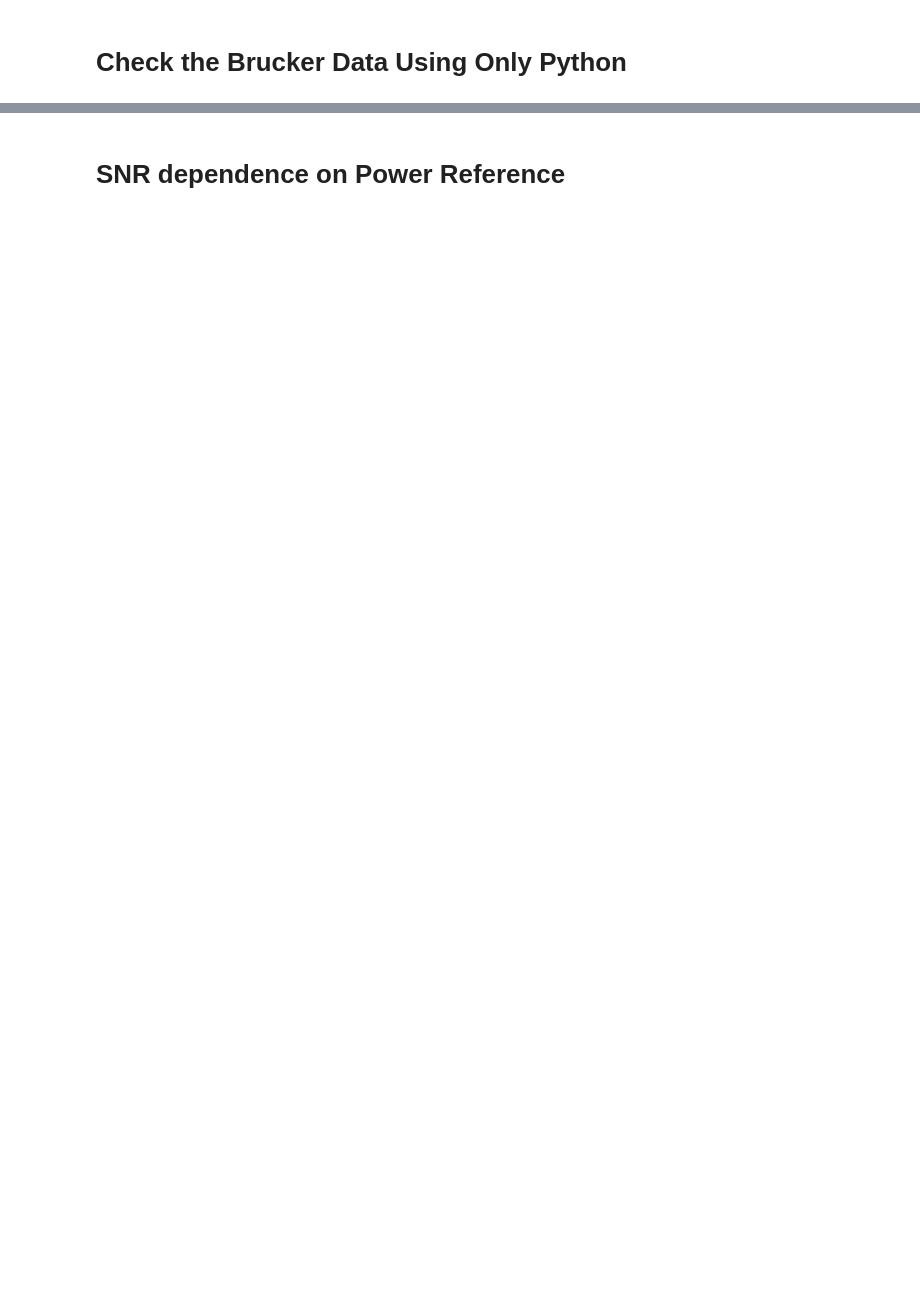
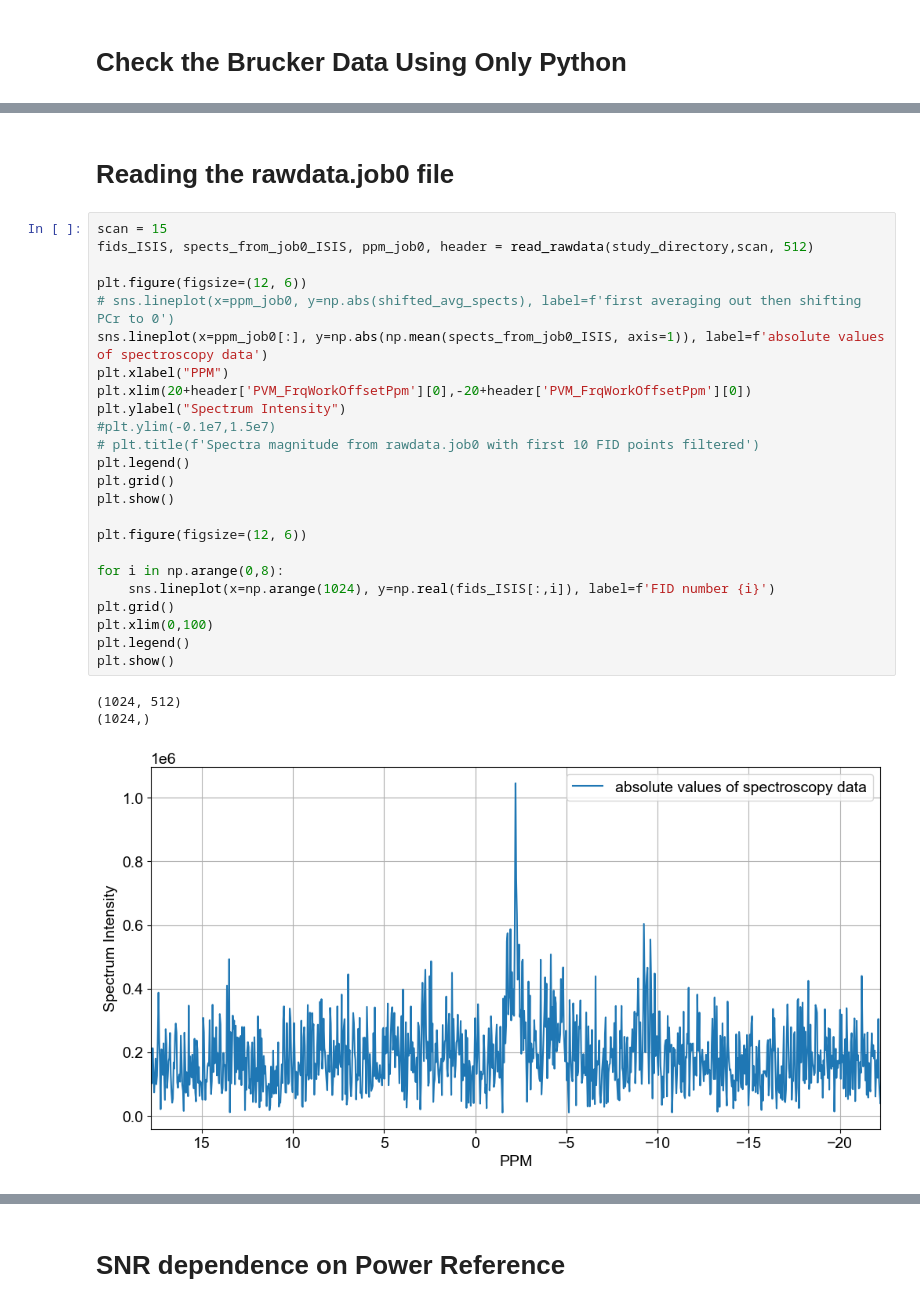
Before and after one commit to gasatiani/31P_MRS, a Jupyter notebook: 31P_MRS.ipynb, the cells around one changed output, grey strips where cells are left out. Cells and saved outputs as stored; diff of their text form; blank space fills up the shorter version.

Commit message:
rawdata.job0 reading

```diff
--- a/31P_MRS.ipynb
+++ b/31P_MRS.ipynb
@@ -905,0 +901,30 @@ plt.show()
+# %% [markdown]
+# Reading the rawdata.job0 file
+# %%
+scan = 15
+fids_ISIS, spects_from_job0_ISIS, ppm_job0, header = read_rawdata(study_directory,scan, 512)
+
+plt.figure(figsize=(12, 6))
+# sns.lineplot(x=ppm_job0, y=np.abs(shifted_avg_spects), label=f'first averaging out then shifting PCr to 0')
+sns.lineplot(x=ppm_job0[:], y=np.abs(np.mean(spects_from_job0_ISIS, axis=1)), label=f'absolute values of spectroscopy data')
+plt.xlabel("PPM")
+plt.xlim(20+header['PVM_FrqWorkOffsetPpm'][0],-20+header['PVM_FrqWorkOffsetPpm'][0])
+plt.ylabel("Spectrum Intensity")
+#plt.ylim(-0.1e7,1.5e7)
+# plt.title(f'Spectra magnitude from rawdata.job0 with first 10 FID points filtered')
+plt.legend()
+plt.grid()
+plt.show()
+
+plt.figure(figsize=(12, 6))
+
+for i in np.arange(0,8):
+    sns.lineplot(x=np.arange(1024), y=np.real(fids_ISIS[:,i]), label=f'FID number {i}')
+plt.grid()
+plt.xlim(0,100)
+plt.legend()
+plt.show()
+# %% [output]
+(1024, 512)
+(1024,)
+[figure, added]
```
Also changed, not shown: parts of 4 cells of this notebook.
